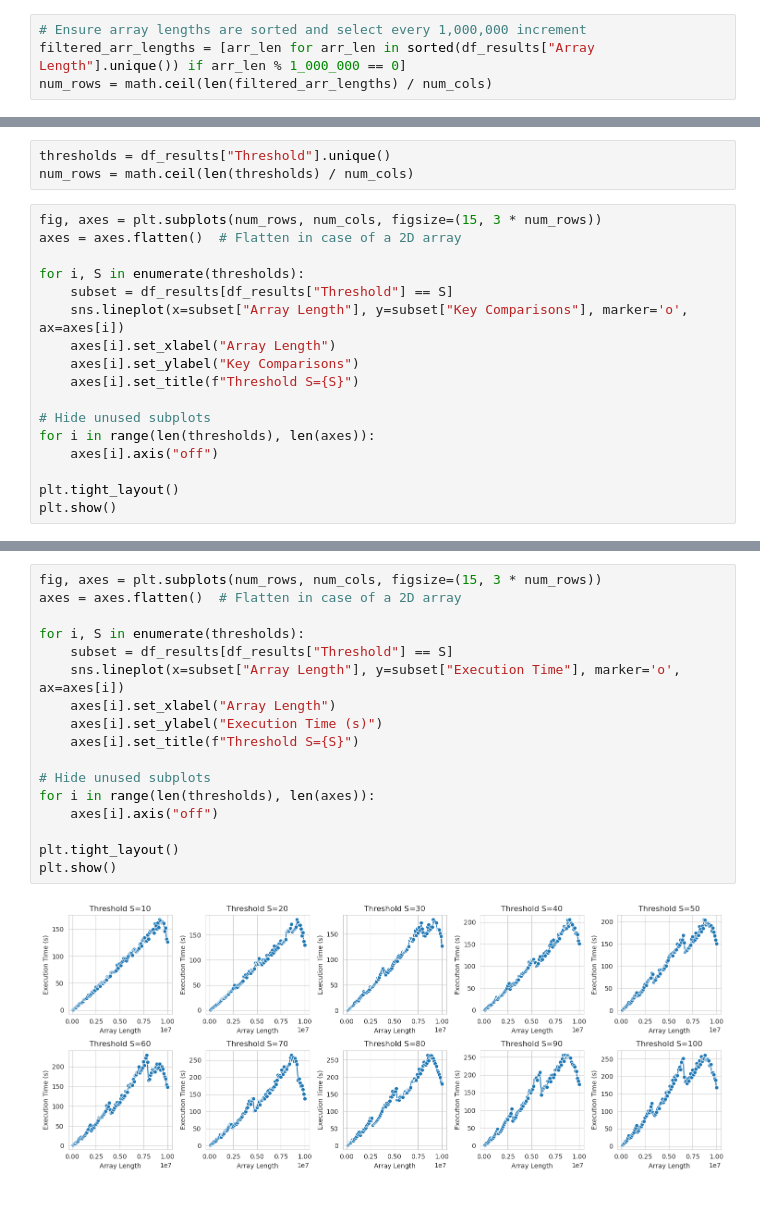
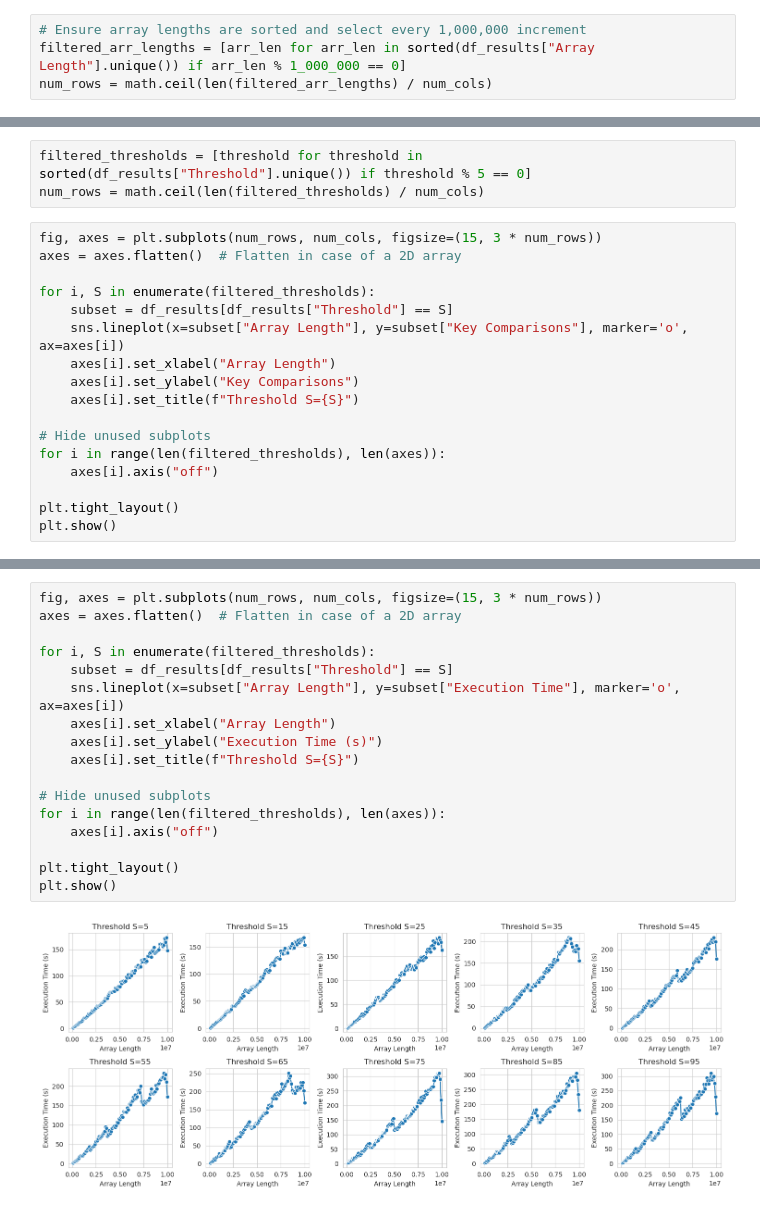
Before and after one commit to rachtrx/sc2001-sddb-group-6, a Jupyter notebook: project_1/analysis.ipynb, the cells around one changed output, grey strips where cells are left out. Cells and saved outputs as stored; diff of their text form.

```diff
--- a/project_1/analysis.ipynb
+++ b/project_1/analysis.ipynb
@@ -79,11 +79,11 @@ plt.show()
 # %%
-thresholds = df_results["Threshold"].unique()
-num_rows = math.ceil(len(thresholds) / num_cols)
+filtered_thresholds = [threshold for threshold in sorted(df_results["Threshold"].unique()) if threshold % 5 == 0]
+num_rows = math.ceil(len(filtered_thresholds) / num_cols)
 # %%
 fig, axes = plt.subplots(num_rows, num_cols, figsize=(15, 3 * num_rows))
 axes = axes.flatten()  # Flatten in case of a 2D array
 
-for i, S in enumerate(thresholds):
+for i, S in enumerate(filtered_thresholds):
     subset = df_results[df_results["Threshold"] == S]
     sns.lineplot(x=subset["Array Length"], y=subset["Key Comparisons"], marker='o', ax=axes[i])
     axes[i].set_xlabel("Array Length")
@@ -91,7 +91,7 @@ for i, S in enumerate(thresholds):
     axes[i].set_title(f"Threshold S={S}")
 
 # Hide unused subplots
-for i in range(len(thresholds), len(axes)):
+for i in range(len(filtered_thresholds), len(axes)):
     axes[i].axis("off")
 
 plt.tight_layout()
@@ -101,19 +101,19 @@ plt.show()
 # %%
 fig, axes = plt.subplots(num_rows, num_cols, figsize=(15, 3 * num_rows))
 axes = axes.flatten()  # Flatten in case of a 2D array
 
-for i, S in enumerate(thresholds):
+for i, S in enumerate(filtered_thresholds):
     subset = df_results[df_results["Threshold"] == S]
     sns.lineplot(x=subset["Array Length"], y=subset["Execution Time"], marker='o', ax=axes[i])
     axes[i].set_xlabel("Array Length")
     axes[i].set_ylabel("Execution Time (s)")
     axes[i].set_title(f"Threshold S={S}")
 
 # Hide unused subplots
-for i in range(len(thresholds), len(axes)):
+for i in range(len(filtered_thresholds), len(axes)):
     axes[i].axis("off")
 
 plt.tight_layout()
 plt.show()
 # %% [output]
-[figure, old version]
+[figure, new version]
```
Also changed, not shown: parts of 6 cells of this notebook, 3 other files.
